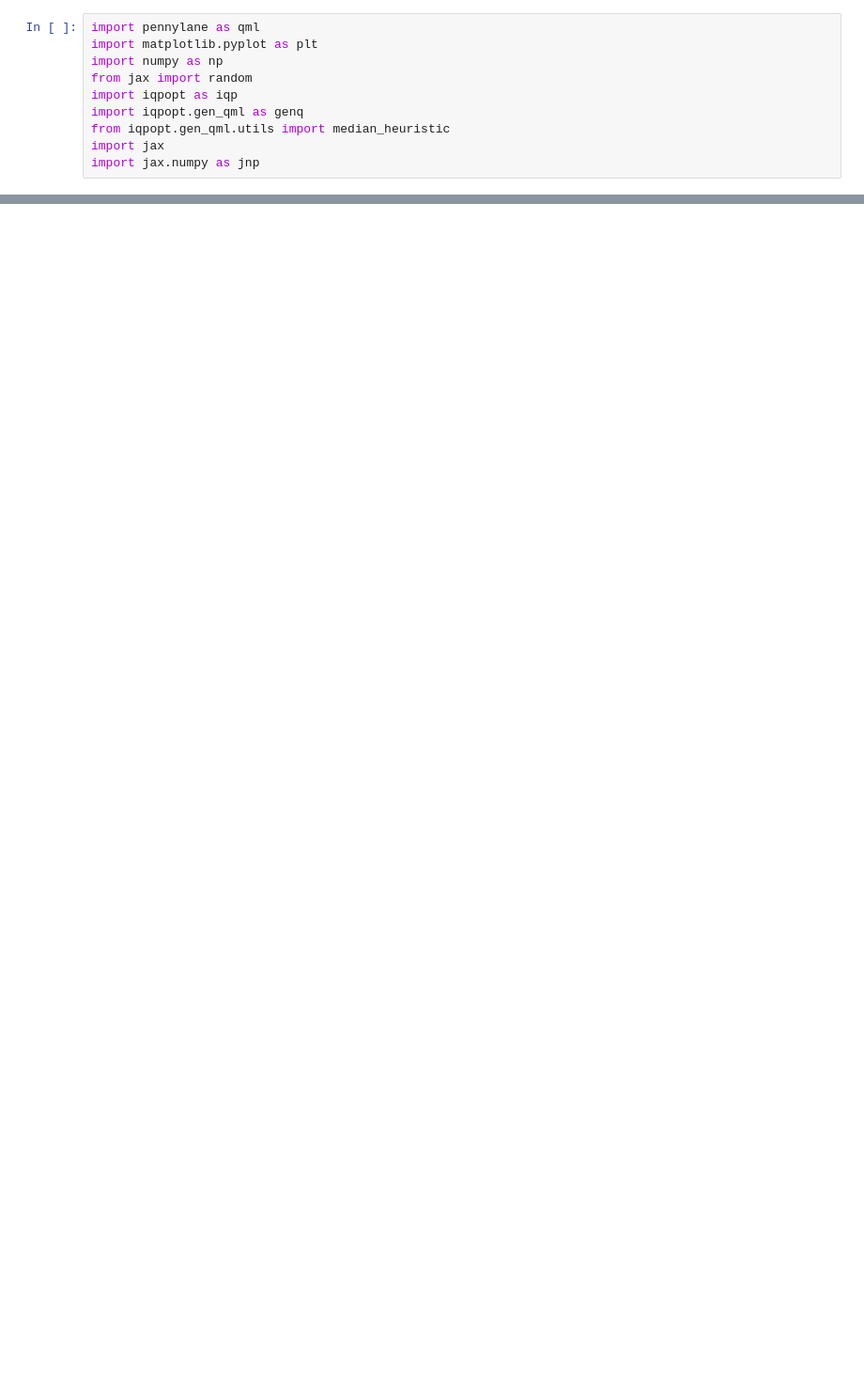
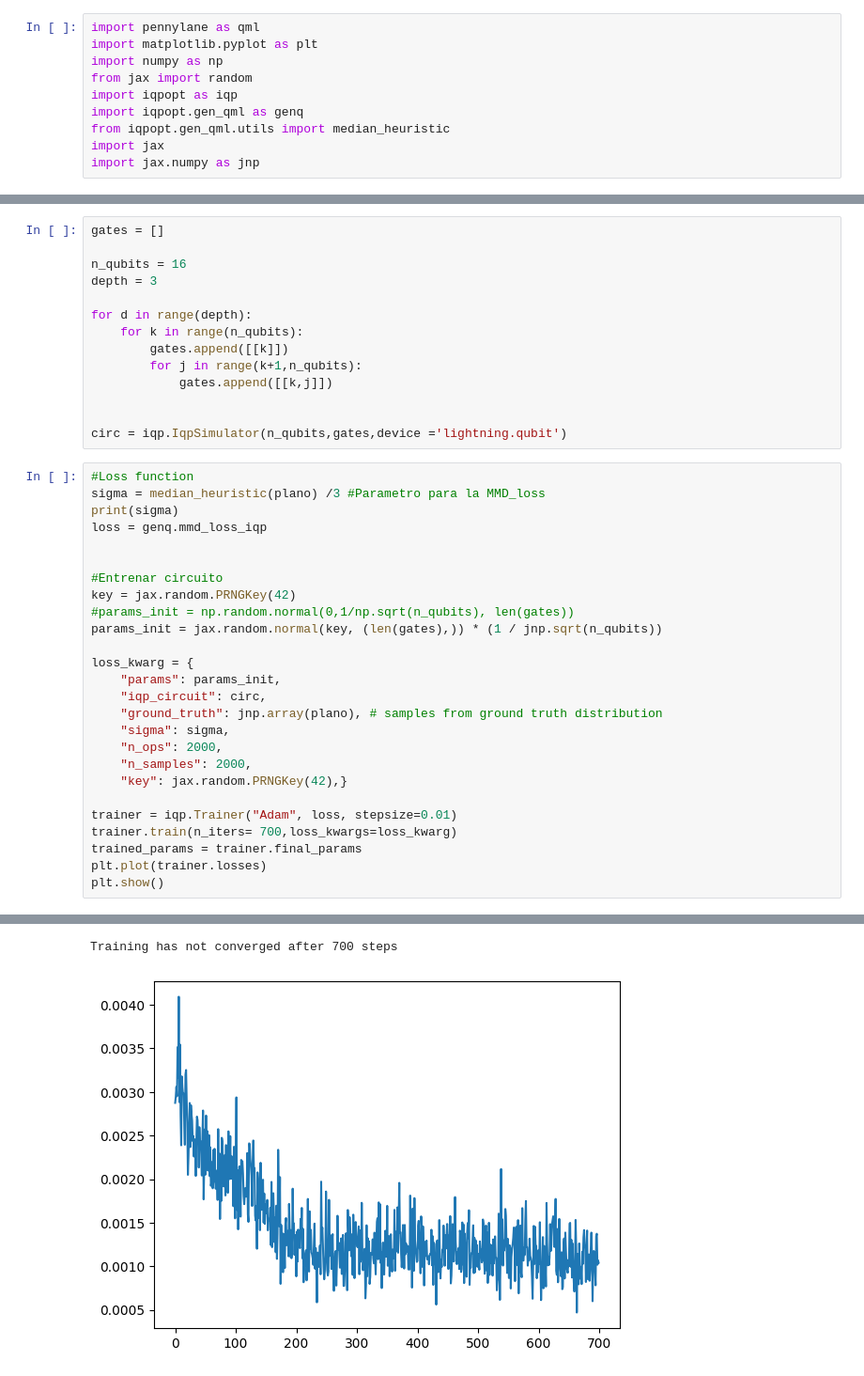
Before and after one commit to uriballo/IQP-NISQ, a Jupyter notebook: prueba.ipynb, the cells around one changed output, grey strips where cells are left out. Shown: that part at 94% size. Drawn from its saved outputs; the diff is of its cells as text; blank space fills up the shorter version.

```diff
--- a/prueba.ipynb
+++ b/prueba.ipynb
@@ -73,0 +62,41 @@ tf.Tensor([2], shape=(1,), dtype=int64)
+# %%
+gates = []
+
+n_qubits = 16
+depth = 3
+
+for d in range(depth):
+    for k in range(n_qubits):
+        gates.append([[k]])
+        for j in range(k+1,n_qubits):
+            gates.append([[k,j]])
+
+
+circ = iqp.IqpSimulator(n_qubits,gates,device ='lightning.qubit')
+# %%
+#Loss function
+sigma = median_heuristic(plano) /3 #Parametro para la MMD_loss
+print(sigma)
+loss = genq.mmd_loss_iqp
+
+
+#Entrenar circuito
+key = jax.random.PRNGKey(42)
+#params_init = np.random.normal(0,1/np.sqrt(n_qubits), len(gates))
+params_init = jax.random.normal(key, (len(gates),)) * (1 / jnp.sqrt(n_qubits))
+
+loss_kwarg = {
+    "params": params_init,
+    "iqp_circuit": circ,
+    "ground_truth": jnp.array(plano), # samples from ground truth distribution
+    "sigma": sigma,
+    "n_ops": 2000,
+    "n_samples": 2000,
+    "key": jax.random.PRNGKey(42),}
+
+trainer = iqp.Trainer("Adam", loss, stepsize=0.01)
+trainer.train(n_iters= 700,loss_kwargs=loss_kwarg)
+trained_params = trainer.final_params
+plt.plot(trainer.losses)
+plt.show()
+# %% [output]
@@ -73,0 +104,2 @@ tf.Tensor([2], shape=(1,), dtype=int64)
+Training has not converged after 700 steps
+[figure, added]
```
Also changed, not shown: parts of 24 cells of this notebook.
